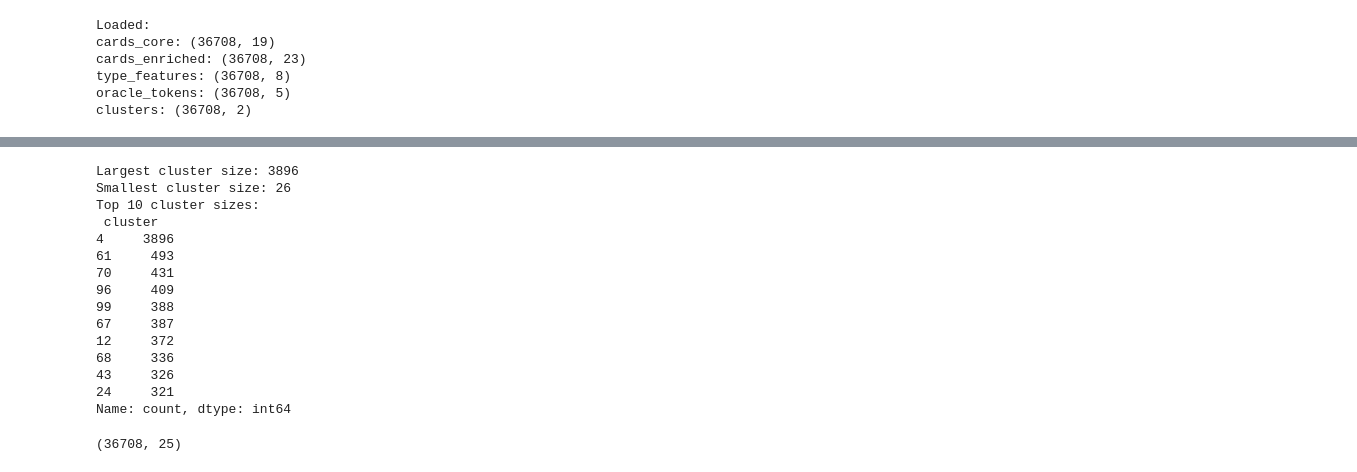
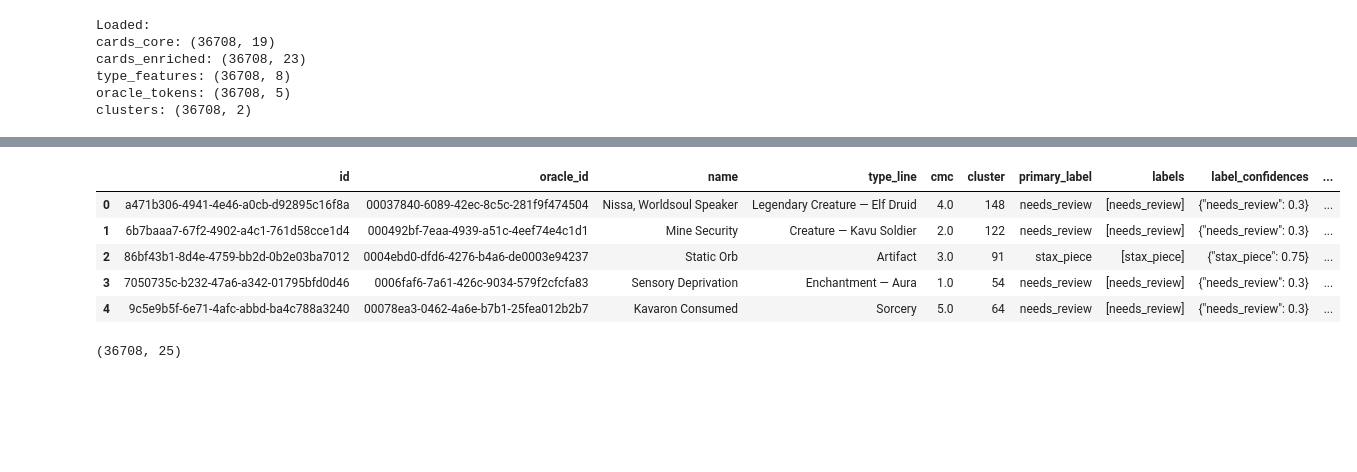
Before and after one commit to MitchellB9/mtg_ai, a Jupyter notebook: Notebooks/inspect_data.ipynb, the cells around one changed output, grey strips where cells are left out. Saved outputs shown, nothing was run; the diff lists cells and outputs as text; code cells hidden in the pictures; blank space fills up the shorter version.

Commit message:
Created taxonomy, labeler, and label_cards. Updated inspect_data

```diff
--- a/Notebooks/inspect_data.ipynb
+++ b/Notebooks/inspect_data.ipynb
@@ -29,6 +29,7 @@ oracle_tokens = pd.read_parquet(DATA / "oracle_tokens.parquet")
 clusters = pd.read_parquet(DATA / "oracle_clusters.parquet")
 cluster_report = pd.read_parquet(DATA / "cluster_report.parquet")
 cluster_reps = pd.read_parquet(DATA / "cluster_representatives.parquet")
+card_labels = pd.read_parquet(DATA / "card_labels.parquet")
 
 print("Loaded:")
 print("cards_core:", cards_core.shape)
@@ -55,21 +54,5 @@ Number of clusters: 200
 # %%
-sizes = clusters["cluster"].value_counts()
-print("Largest cluster size:", sizes.max())
-print("Smallest cluster size:", sizes.min())
-print("Top 10 cluster sizes:\n", sizes.head(10))
+# sizes = clusters["cluster"].value_counts()
+# print("Largest cluster size:", sizes.max())
+# print("Smallest cluster size:", sizes.min())
+# print("Top 10 cluster sizes:\n", sizes.head(10))
-# %% [output]
-Largest cluster size: 3896
-Smallest cluster size: 26
-Top 10 cluster sizes:
- cluster
-4     3896
-61     493
-70     431
-96     409
-99     388
-67     387
-12     372
-68     336
-43     326
-24     321
-Name: count, dtype: int64
@@ -76,3 +74,12 @@ Name: count, dtype: int64
+# %%
+card_labels.head()
+# %% [output]
+|  | id | oracle_id | name | type_line | cmc | cluster | primary_label | labels | label_confidences | ... |
+| 0 | a471b306-4941-4e46-a0cb-d92895c16f8a | 00037840-6089-42ec-8c5c-281f9f474504 | Nissa, Worldsoul Speaker | Legendary Creature — Elf Druid | 4.0 | 148 | needs_review | [needs_review] | {"needs_review": 0.3} | ... |
+| 1 | 6b7baaa7-67f2-4902-a4c1-761d58cce1d4 | 000492bf-7eaa-4939-a51c-4eef74e4c1d1 | Mine Security | Creature — Kavu Soldier | 2.0 | 122 | needs_review | [needs_review] | {"needs_review": 0.3} | ... |
+| 2 | 86bf43b1-8d4e-4759-bb2d-0b2e03ba7012 | 0004ebd0-dfd6-4276-b4a6-de0003e94237 | Static Orb | Artifact | 3.0 | 91 | stax_piece | [stax_piece] | {"stax_piece": 0.75} | ... |
+| 3 | 7050735c-b232-47a6-a342-01795bfd0d46 | 0006faf6-7a61-426c-9034-579f2cfcfa83 | Sensory Deprivation | Enchantment — Aura | 1.0 | 54 | needs_review | [needs_review] | {"needs_review": 0.3} | ... |
+| 4 | 9c5e9b5f-6e71-4afc-abbd-ba4c788a3240 | 00078ea3-0462-4a6e-b7b1-25fea012b2b7 | Kavaron Consumed | Sorcery | 5.0 | 64 | needs_review | [needs_review] | {"needs_review": 0.3} | ... |
 # %%
 cards = cards_enriched.merge(clusters, on="id", how="left")
 cards = cards.merge(
```
Also changed, not shown: parts of 5 cells of this notebook, 5 other files.
